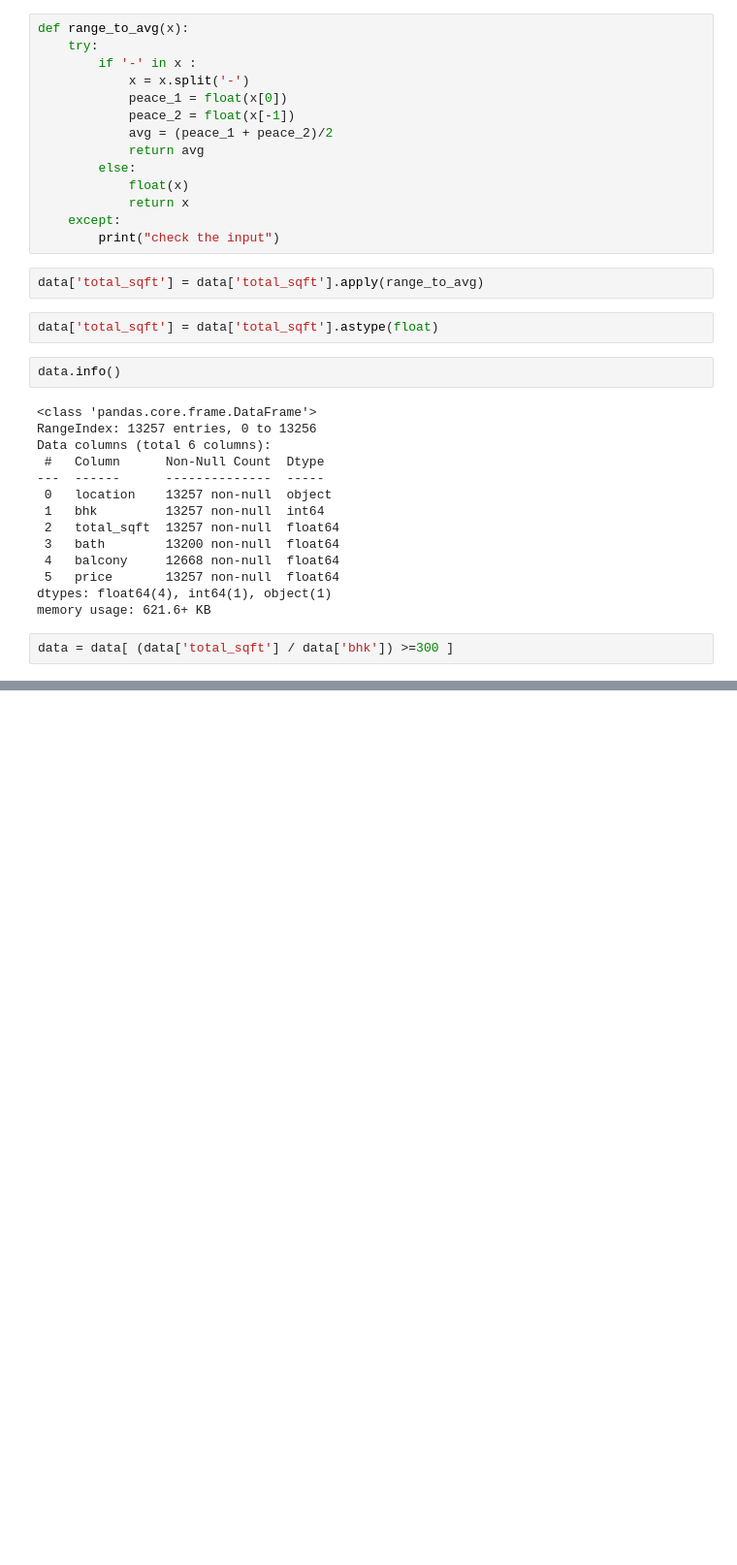
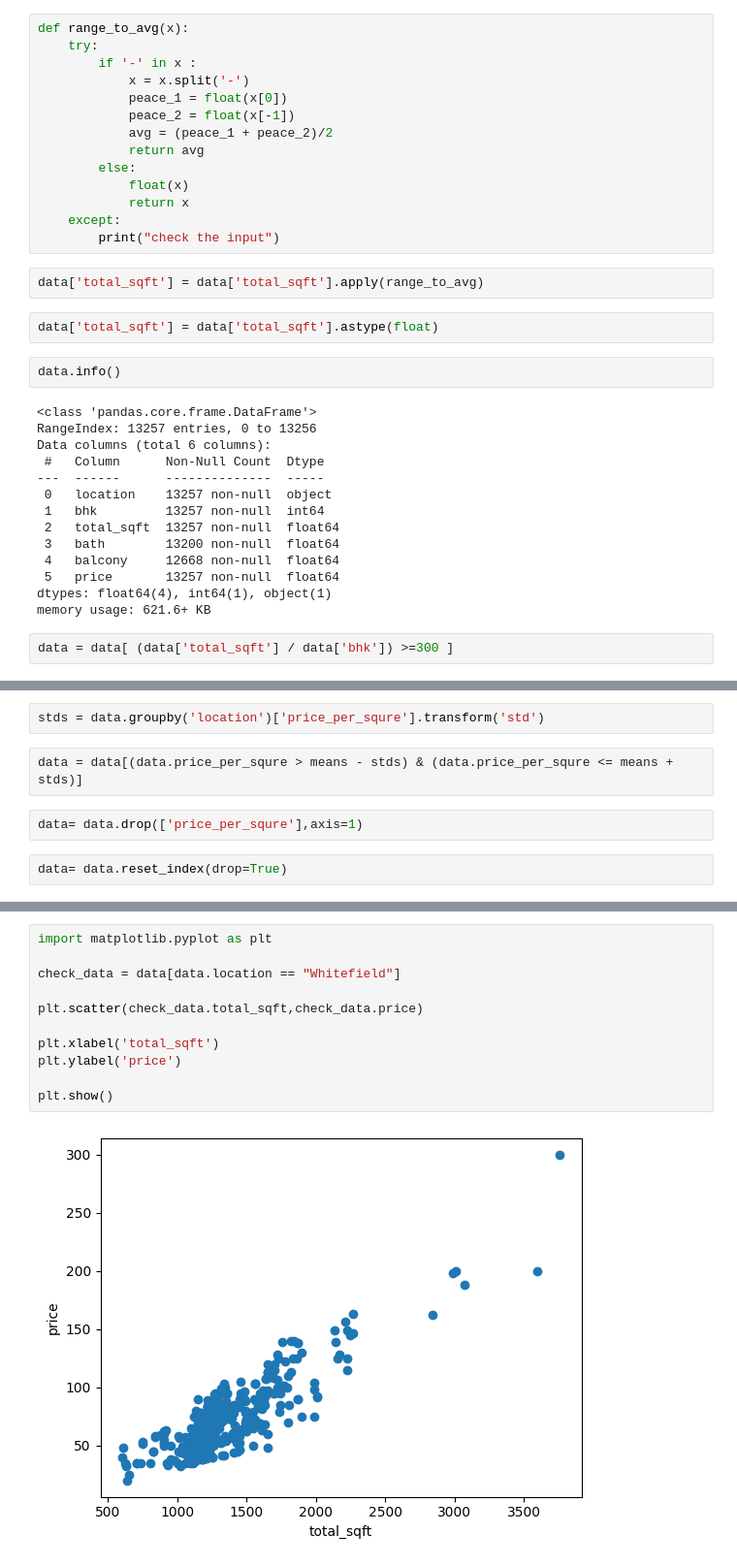
Before and after one commit to Raj-Muliyashiya/House_Price_Predictor, a Jupyter notebook: notebook/cleane_data.ipynb, the cells around one changed output, grey strips where cells are left out. Shown: that part at 97% size. Drawn from its saved outputs; the diff is of its cells as text; blank space fills up the shorter version.

```diff
--- a/notebook/cleane_data.ipynb
+++ b/notebook/cleane_data.ipynb
@@ -192,0 +252,8 @@ memory usage: 709.5+ KB
+# %%
+stds = data.groupby('location')['price_per_squre'].transform('std')
+# %%
+data = data[(data.price_per_squre > means - stds) & (data.price_per_squre <= means + stds)]
+# %%
+data= data.drop(['price_per_squre'],axis=1)
+# %%
+data= data.reset_index(drop=True)
@@ -192,0 +269,13 @@ memory usage: 709.5+ KB
+# %%
+import matplotlib.pyplot as plt
+
+check_data = data[data.location == "Whitefield"]
+
+plt.scatter(check_data.total_sqft,check_data.price)
+
+plt.xlabel('total_sqft')
+plt.ylabel('price')
+
+plt.show()
+# %% [output]
+[figure, added]
```
Also changed, not shown: parts of 13 cells of this notebook, 1 other file.
